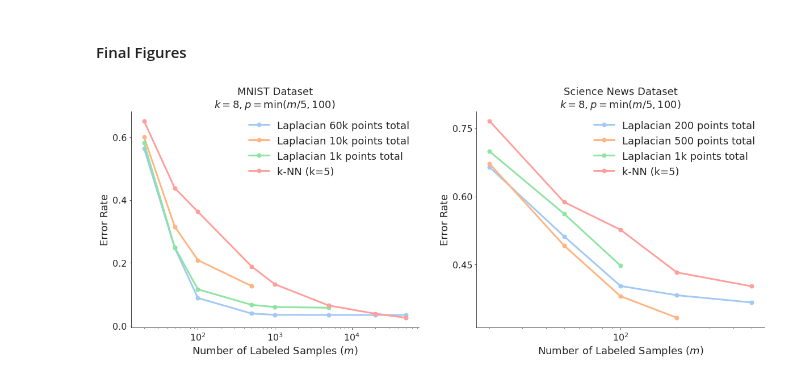
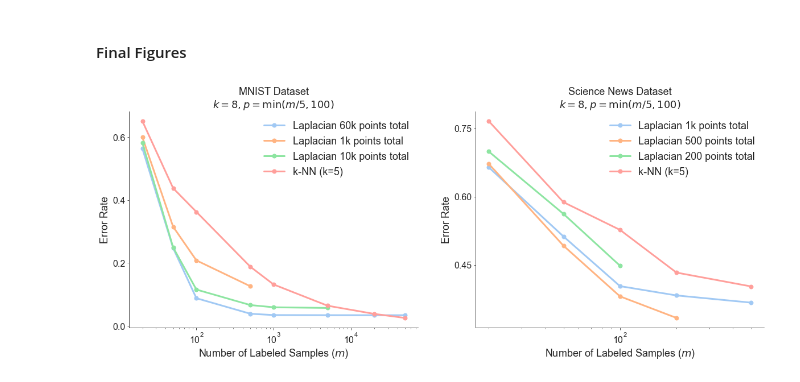
Before and after one commit to Laknath1996/semi-supervised-learning, a Jupyter notebook: laplacian_ssl/2-benchmarks.ipynb, the cells around one changed output. Drawn from its saved outputs; the diff is of its cells as text; code cells hidden in the pictures.

```diff
--- a/laplacian_ssl/2-benchmarks.ipynb
+++ b/laplacian_ssl/2-benchmarks.ipynb
@@ -270,8 +270,8 @@ s_list = [20, 50, 100, 500, 1000, 5000, 20000, 50000]
 s_list = np.array(s_list)
 mean_error_list = np.load("results/1-mnist-errors.npy")
 name_list = ["Laplacian 60k points total",
+             "Laplacian 1k points total",
              "Laplacian 10k points total",
-             "Laplacian 1k points total",
              "k-NN (k=5)"]
 for i in range(mean_error_list.shape[-1]):
     errors = mean_error_list[:, i]
@@ -279,35 +279,35 @@ for i in range(mean_error_list.shape[-1]):
     ax.plot(s_list[idx], errors[idx], lw=3, marker='o', markersize=7, label=name_list[i])
 ax.set_xscale('log')
 ax.tick_params(labelsize=labelsize)
 ax.set_xlabel(r"Number of Labeled Samples ($m$)", fontsize=fontsize)
 ax.set_ylabel("Error Rate", fontsize=fontsize)
 ax.legend(fontsize=fontsize, frameon=False)
 ax.yaxis.set_major_locator(MaxNLocator(4))
 ax.set_title("MNIST Dataset" + "\n" + r"$k=8, p=\min(m/5, 100)$", fontsize=fontsize)
 sns.despine()
 
 ax = axes[1]
 s_list = [20, 50, 100, 200, 500]
 s_list = np.array(s_list)
 mean_error_list = np.load("results/2-sciencenews-error.npy")
-name_list = ["Laplacian 200 points total",
+name_list = ["Laplacian 1k points total",
              "Laplacian 500 points total",
-             "Laplacian 1k points total",
+             "Laplacian 200 points total",
              "k-NN (k=5)"]
 for i in range(mean_error_list.shape[-1]):
     errors = mean_error_list[:, i]
     idx = np.where(errors != -1)[0]
     ax.plot(s_list[idx], errors[idx], lw=3, marker='o', markersize=7, label=name_list[i])
 ax.set_xscale('log')
 ax.tick_params(labelsize=labelsize)
 ax.set_xlabel(r"Number of Labeled Samples ($m$)", fontsize=fontsize)
 ax.set_ylabel("Error Rate", fontsize=fontsize)
 ax.legend(fontsize=fontsize, frameon=False)
 ax.yaxis.set_major_locator(MaxNLocator(4))
 ax.set_title("Science News Dataset" + "\n" + r"$k=8, p=\min(m/5, 100)$", fontsize=fontsize)
 sns.despine()
 plt.show()
 # %% [output]
-[figure, old version]
+[figure, new version]
 # %%
 fig.savefig("../report/figures/Ashwin/2-benchmarks.pdf", bbox_inches='tight')
```
Also changed, not shown: parts of 1 cell of this notebook, 1 other file.
